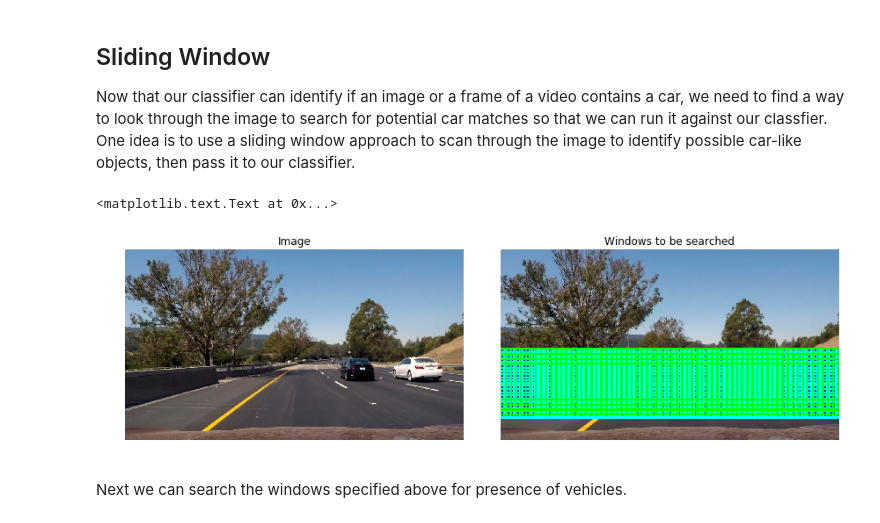
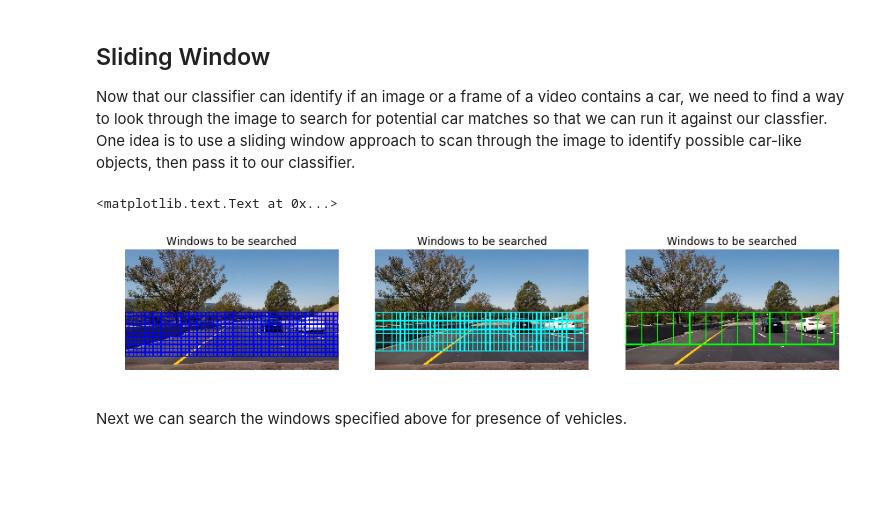
Before and after one commit to jeffwen/sdcnd_vehicle_detection, a Jupyter notebook: Vehicle Detection.ipynb, the cells around one changed output. Drawn from its saved outputs; the diff is of its cells as text; code cells hidden in the pictures; blank space fills up the shorter version.

```diff
--- a/Vehicle Detection.ipynb
+++ b/Vehicle Detection.ipynb
@@ -741,47 +865,64 @@ def draw_boxes(img, bboxes, color=(0, 0, 255), thick=6):
 test_imgs = glob.glob('./test_images/*.jpg')
 
 ## read in image
-image = cv2.imread(test_imgs[5])
-image = cv2.cvtColor(image, cv2.COLOR_BGR2RGB)
-# image = image.astype(np.float32)/255
+image_orig = cv2.imread(test_imgs[5])
+image_orig = cv2.cvtColor(image_orig, cv2.COLOR_BGR2RGB)
+image = image_orig.astype(np.float32)/255
 
 ## create boundary for search
 y_start_stop = [375, 640]
 
 ## create windows to be searched
 window_sizes = [96, 128, 192]
 colors = [(0,0,255),(0,255,255),(0,255,0)]
 windows_img = np.copy(image)
 windows = []
 
 for idx, window_size in enumerate(window_sizes):
     ## find windows at different scales
     temp_windows = slide_window(image, x_start_stop=[None, None], y_start_stop=y_start_stop,
-                           xy_window=(window_size, window_size), xy_overlap=(0.9, 0.9))
+                           xy_window=(window_size, window_size), xy_overlap=(0.75, 0.75))
 
     ## adding the new windows
     windows += temp_windows
 
-    ## draw windows on the original image
-    windows_img = draw_boxes(windows_img, temp_windows, color=colors[idx])
+#     ## draw windows on the original image
+#     windows_img = draw_boxes(windows_img, temp_windows, color=colors[idx])
+
+## create windows
+windows_1 = slide_window(image, x_start_stop=[None, None], y_start_stop=y_start_stop,
+                           xy_window=(window_sizes[0], window_sizes[0]), xy_overlap=(0.75, 0.75))
+windows_2 = slide_window(image, x_start_stop=[None, None], y_start_stop=y_start_stop,
+                           xy_window=(window_sizes[1], window_sizes[1]), xy_overlap=(0.6, 0.6))
+windows_3 = slide_window(image, x_start_stop=[None, None], y_start_stop=y_start_stop,
+                           xy_window=(window_sizes[2], window_sizes[2]), xy_overlap=(0.5, 0.5))
+
+## add windows to images
+windows_1_img = draw_boxes(image_orig, windows_1, color=colors[0])
+windows_2_img = draw_boxes(image_orig, windows_2, color=colors[1])
+windows_3_img = draw_boxes(image_orig, windows_3, color=colors[2])
 
 ## plot the images
-f, (ax1, ax2) = plt.subplots(1, 2, figsize=(12, 10))
+f, (ax1, ax2, ax3) = plt.subplots(1, 3, figsize=(12, 10))
 f.tight_layout()
 
-ax1.imshow(image)
+ax1.imshow(windows_1_img)
 ax1.axis('off')
-ax1.set_title('Image', fontsize=12)
+ax1.set_title('Windows to be searched', fontsize=12)
 
-ax2.imshow(windows_img)
+ax2.imshow(windows_2_img)
 ax2.axis('off')
 ax2.set_title('Windows to be searched', fontsize=12)
 
+ax3.imshow(windows_3_img)
+ax3.axis('off')
+ax3.set_title('Windows to be searched', fontsize=12)
+
 ## save image for write up
-# f.savefig("/Users/jwen/Python/Projects/sdcnd_vehicle_detection/output_images/search_windows.png")
+# f.savefig("/Users/jwen/Courses/sdcnd/sdcnd_vehicle_detection/output_images/search_windows_separate.png")
 # %% [output]
 <matplotlib.text.Text at 0x...>
-[figure, old version]
+[figure, new version]
 # %% [markdown]
 Next we can search the windows specified above for presence of vehicles.
 # %%
```
Also changed, not shown: parts of 34 cells of this notebook, 12 other files.
